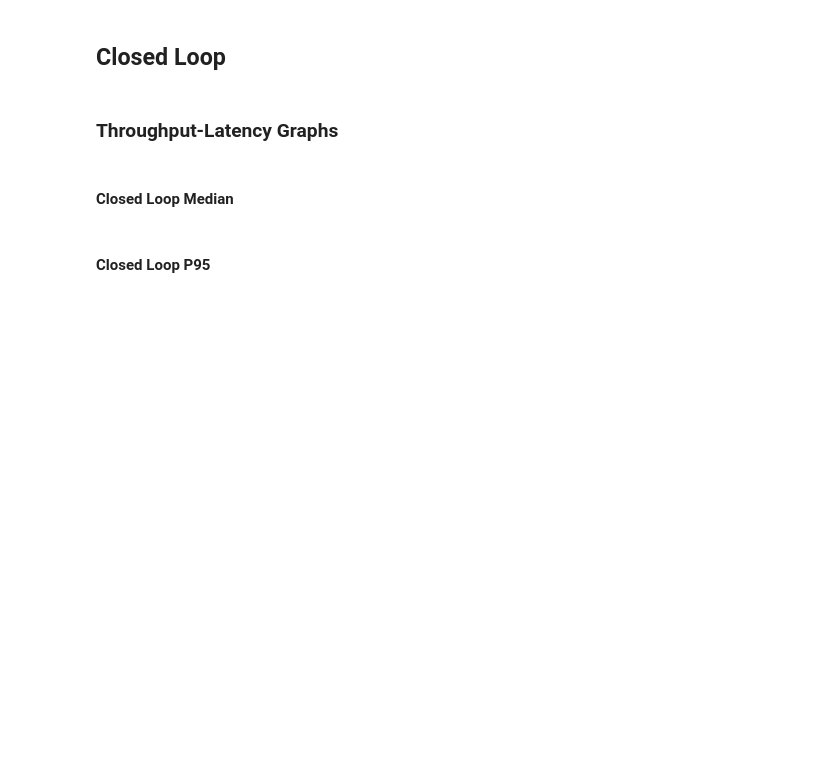
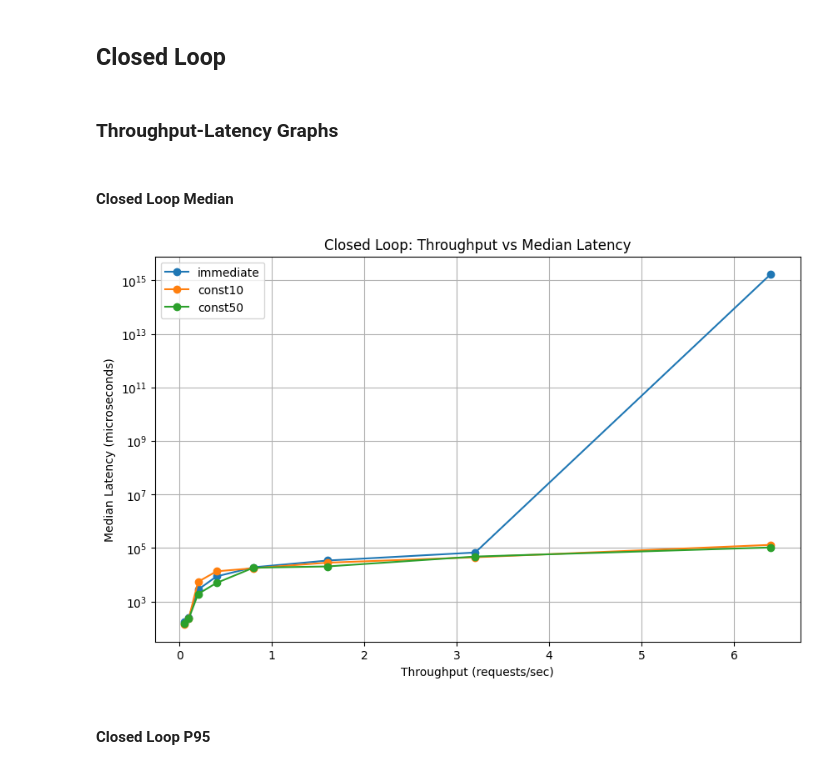
Before and after one commit to Steven-Yiran/woonsocket, a Jupyter notebook: project-0/report.ipynb, the cells around one changed output. Drawn from its saved outputs; the diff is of its cells as text; code cells hidden in the pictures; blank space fills up the shorter version.

```diff
--- a/project-0/report.ipynb
+++ b/project-0/report.ipynb
@@ -20,4 +21,34 @@ A few tips on graph-making:
 # %% [markdown]
 #### Closed Loop Median
+# %%
+# Load the data
+df_path = f"{data_dir}/closed_loop_summary.csv"
+df = pd.read_csv(df_path)
+
+# df columns:
+# throughput,median_latency,p95_latency,p99_latency,workload,threads
+# plot the data for each workload type as separate lines
+
+# plot the throughput-latency graph for all median latencies
+# x-axis is the offered load
+# y-axis is the latency
+
+plt.figure(figsize=(10, 6))
+
+for workload in df['workload'].unique():
+    workload_data = df[df['workload'] == workload]
+    plt.plot(workload_data['throughput'], workload_data['median_latency'],
+             marker='o', label=workload)
+
+plt.xlabel('Throughput (requests/sec)')
+plt.ylabel('Median Latency (microseconds)')
+plt.title('Closed Loop: Throughput vs Median Latency')
+plt.legend()
+plt.grid(True)
+plt.yscale('log')
+#plt.xscale('log')
+plt.show()
+# %% [output]
+[figure, added]
 # %% [markdown]
 #### Closed Loop P95
```
Also changed, not shown: parts of 4 cells of this notebook, 3 other files.
